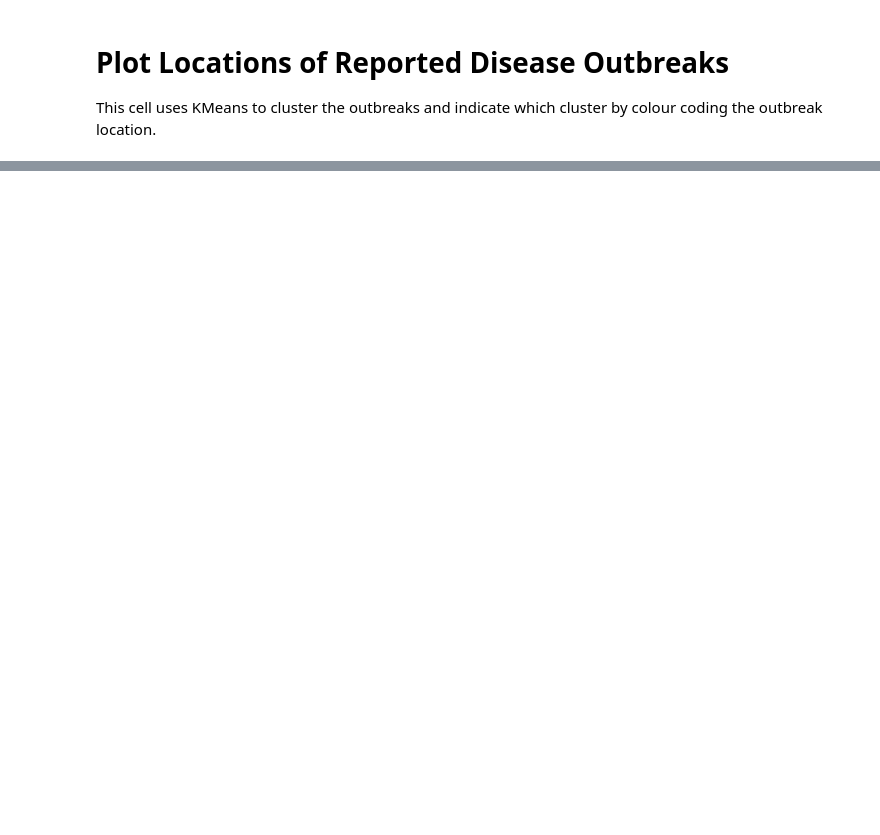
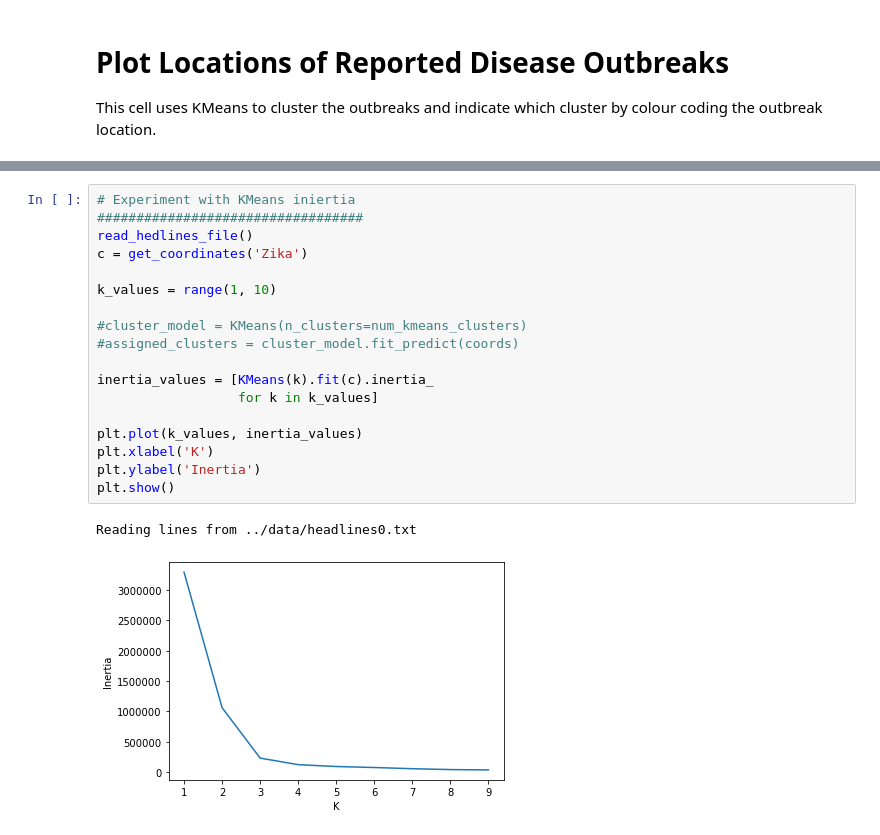
Before and after one commit to kwatkins973/Discovering-Disease-Outbreaks-from-News-Headlines, a Jupyter notebook: Clustering Headlines Based on Location.ipynb, the cells around one changed output, grey strips where cells are left out. Cells and saved outputs as stored; diff of their text form; blank space fills up the shorter version.

```diff
--- a/Clustering Headlines Based on Location.ipynb
+++ b/Clustering Headlines Based on Location.ipynb
@@ -803,0 +817,21 @@ Cluster assignments:
+# %%
+# Experiment with KMeans iniertia
+##################################
+read_hedlines_file()
+c = get_coordinates('Zika')
+
+k_values = range(1, 10)
+
+#cluster_model = KMeans(n_clusters=num_kmeans_clusters)
+#assigned_clusters = cluster_model.fit_predict(coords)
+
+inertia_values = [KMeans(k).fit(c).inertia_
+                  for k in k_values]
+
+plt.plot(k_values, inertia_values)
+plt.xlabel('K')
+plt.ylabel('Inertia')
+plt.show()
+# %% [output]
+Reading lines from ../data/headlines0.txt
+[figure, added]
```
Also changed, not shown: parts of 4 cells of this notebook.
